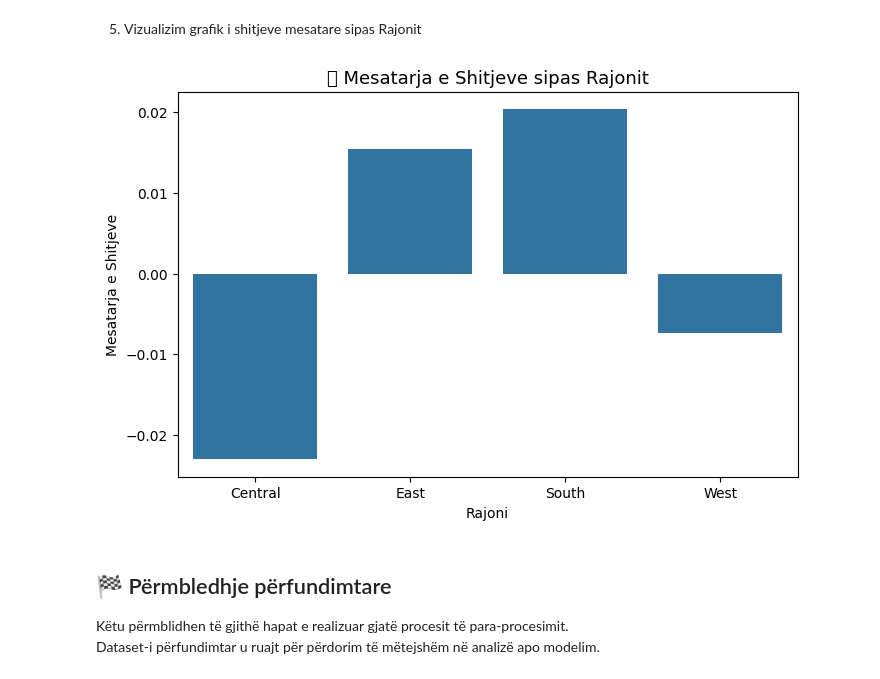
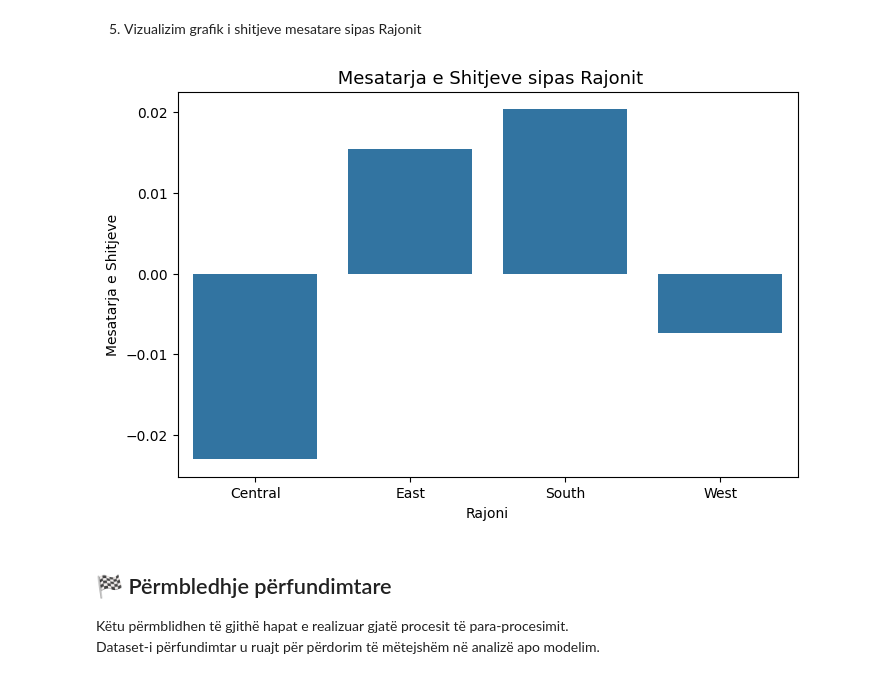
Before and after one commit to AnjezaSfishta/data-processing-visualization-superstore, a Jupyter notebook: para_procesimi_i_te_dhenave.ipynb, the cells around one changed output. Saved outputs shown, nothing was run; the diff lists cells and outputs as text; code cells hidden in the pictures.

```diff
--- a/para_procesimi_i_te_dhenave.ipynb
+++ b/para_procesimi_i_te_dhenave.ipynb
@@ -22,6 +22,7 @@ import matplotlib.pyplot as plt
 import seaborn as sns
 from sklearn.preprocessing import StandardScaler, Binarizer, KBinsDiscretizer
 from sklearn.decomposition import PCA
+plt.rcParams['font.family'] = 'DejaVu Sans'  # Font i paracaktuar dhe Unicode-kompatibil
 
 print('Pandas version:', pd.__version__)
 print('Seaborn version:', sns.__version__)
@@ -92,7 +93,7 @@ Heqim duplikatet dhe rreshtat me vlera të zbrazëta, si dhe konvertojmë kolona
 df = df.drop_duplicates()
 #df = df.dropna()
 for col in ['Sales']:
-    df[col].fillna(df[col].median(), inplace=True)
+    df[col] = df[col].fillna(df[col].median())
 
 df['Order Date'] = pd.to_datetime(df['Order Date'], errors='coerce')
 df['Ship Date'] = pd.to_datetime(df['Ship Date'], errors='coerce')
@@ -265,12 +260,12 @@ Numri i porosive sipas Segmentit të Klientit:
 # %%
 plt.figure(figsize=(8,5))
 sns.barplot(data=region_summary, x='Region', y='Sales')
-plt.title("💰 Mesatarja e Shitjeve sipas Rajonit", fontsize=13)
+plt.title(" Mesatarja e Shitjeve sipas Rajonit", fontsize=13)
 plt.xlabel("Rajoni")
 plt.ylabel("Mesatarja e Shitjeve")
 plt.show()
 # %% [output]
-[figure, old version]
+[figure, new version]
 # %% [markdown]
 ## 🏁 Përmbledhje përfundimtare
 Këtu përmblidhen të gjithë hapat e realizuar gjatë procesit të para-procesimit.
```
Also changed, not shown: parts of 2 cells of this notebook.
